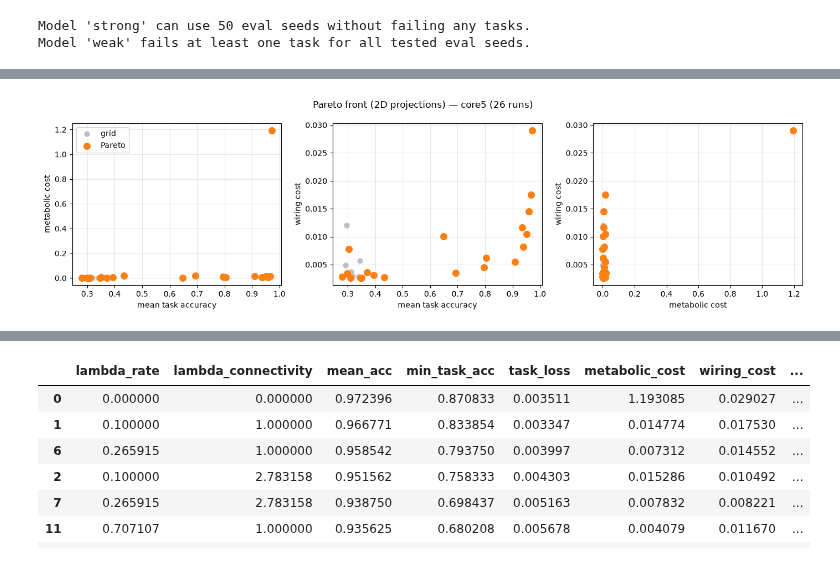
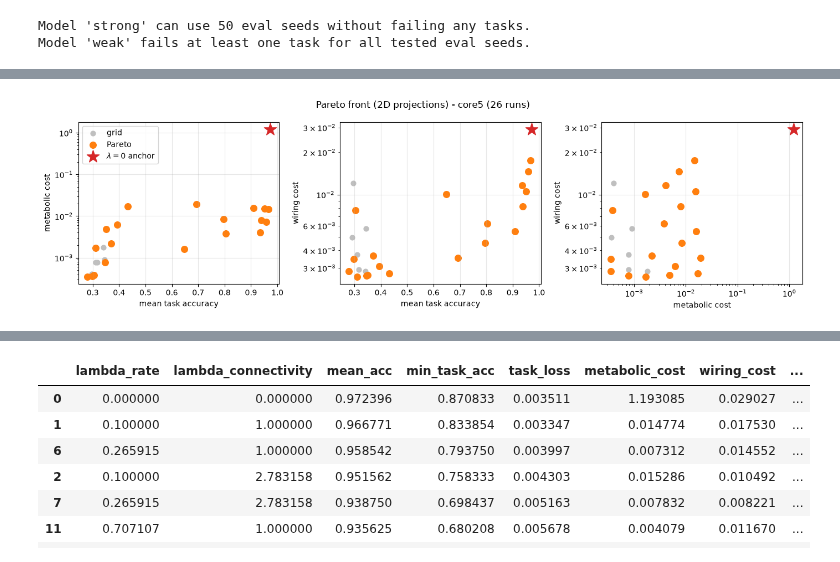
Before and after one commit to AtharvSuryawanshi/canonical_mc, a Jupyter notebook: notebooks/pareto_analysis.ipynb, the cells around one changed output, grey strips where cells are left out. Saved outputs shown, nothing was run; the diff lists cells and outputs as text; code cells hidden in the pictures.

```diff
--- a/notebooks/pareto_analysis.ipynb
+++ b/notebooks/pareto_analysis.ipynb
@@ -316,42 +355,59 @@ else:
 
 fig.show()
 # %%
-# Matplotlib: 2D Pareto plane for 1D sweeps, else 1x3 projection panels
+# Matplotlib: 2D Pareto plane for 1D sweeps, else 1x3 projection panels.
+# Cost axes are log-scaled when they span >1 decade, and the lambda=0 anchor is
+# marked separately -- otherwise it dominates the axis and hides the front.
 pareto = df["is_pareto"].astype(bool)
 battery = meta.get("task_battery", "")
+
+
+def pareto_panel(ax, xc, yc):
+    grid = ~pareto & ~is_anchor
+    front = pareto & ~is_anchor
+    ax.scatter(df.loc[grid, xc], df.loc[grid, yc], c="0.75", s=40, label="grid")
+    ax.scatter(df.loc[front, xc], df.loc[front, yc], c="C1", s=70, label="Pareto")
+    if is_anchor.any():
+        ax.scatter(
+            df.loc[is_anchor, xc],
+            df.loc[is_anchor, yc],
+            marker="*",
+            s=280,
+            c="C3",
+            zorder=5,
+            label=r"$\lambda=0$ anchor",
+        )
+    ax.set_xlabel(OBJECTIVE_LABELS[xc])
+    ax.set_ylabel(OBJECTIVE_LABELS[yc])
+    ax.grid(True, alpha=0.3)
+    maybe_log(ax, xc, "x")
+    maybe_log(ax, yc, "y")
+
 
 if len(pareto_objectives) == 2:
     xc, yc = pareto_objectives
     fig, ax = plt.subplots(figsize=(6, 5))
-    ax.scatter(df.loc[~pareto, xc], df.loc[~pareto, yc], c="0.75", s=40, label="grid")
-    ax.scatter(df.loc[pareto, xc], df.loc[pareto, yc], c="C1", s=70, label="Pareto")
-    ax.set_xlabel(OBJECTIVE_LABELS[xc])
-    ax.set_ylabel(OBJECTIVE_LABELS[yc])
-    ax.grid(True, alpha=0.3)
+    pareto_panel(ax, xc, yc)
     ax.legend(loc="best")
-    fig.suptitle(f"Pareto front (2D) — {battery}  |  sweep={sweep_mode}")
+    fig.suptitle(f"Pareto front (2D) - {battery}  |  sweep={sweep_mode}")
 else:
     fig, axes = plt.subplots(1, 3, figsize=(14, 4))
     if len(pareto_objectives) == 3:
         a, b, c = pareto_objectives
         pairs = [(a, b), (a, c), (b, c)]
     else:
         pairs = [
             ("task_loss", "metabolic_cost"),
             ("task_loss", "wiring_cost"),
             ("metabolic_cost", "wiring_cost"),
         ]
     for ax, (xc, yc) in zip(axes, pairs):
-        ax.scatter(df.loc[~pareto, xc], df.loc[~pareto, yc], c="0.75", s=40, label="grid")
-        ax.scatter(df.loc[pareto, xc], df.loc[pareto, yc], c="C1", s=70, label="Pareto")
-        ax.set_xlabel(OBJECTIVE_LABELS[xc])
-        ax.set_ylabel(OBJECTIVE_LABELS[yc])
-        ax.grid(True, alpha=0.3)
+        pareto_panel(ax, xc, yc)
     axes[0].legend(loc="best")
-    fig.suptitle(f"Pareto front (2D projections) — {battery} ({len(df)} runs)")
+    fig.suptitle(f"Pareto front (2D projections) - {battery} ({len(df)} runs)")
 
 fig.tight_layout()
 plt.show()
 # %% [output]
-[figure, old version]
+[figure, new version]
 # %%
```
Also changed, not shown: parts of 2 cells of this notebook, 1 other file.
